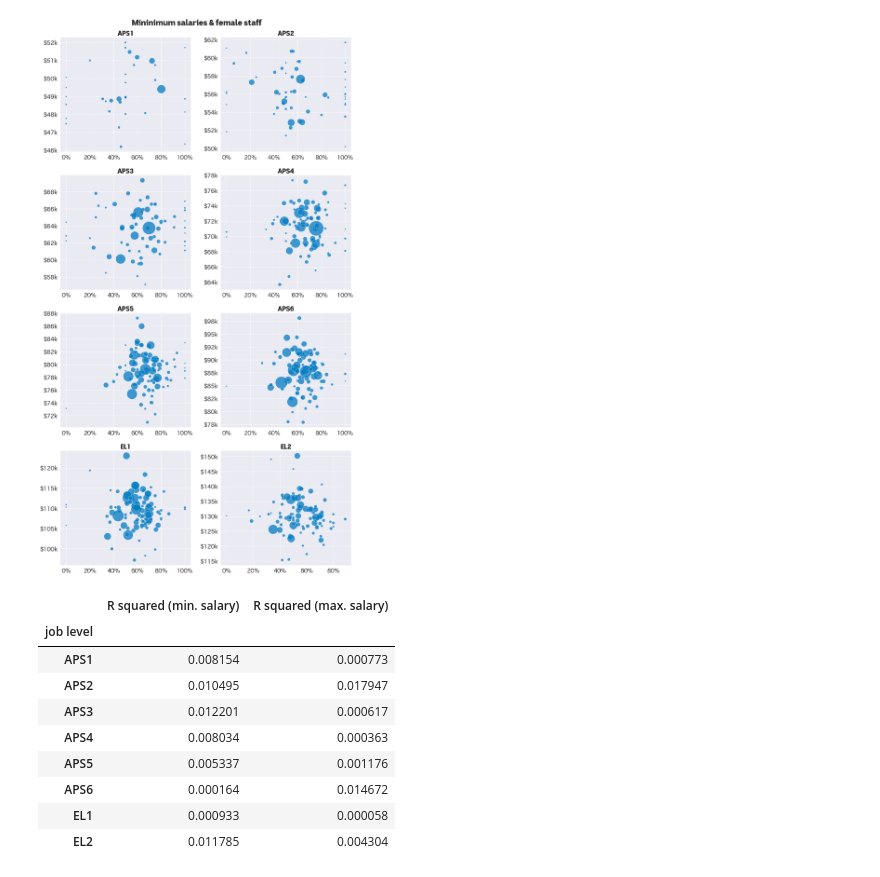
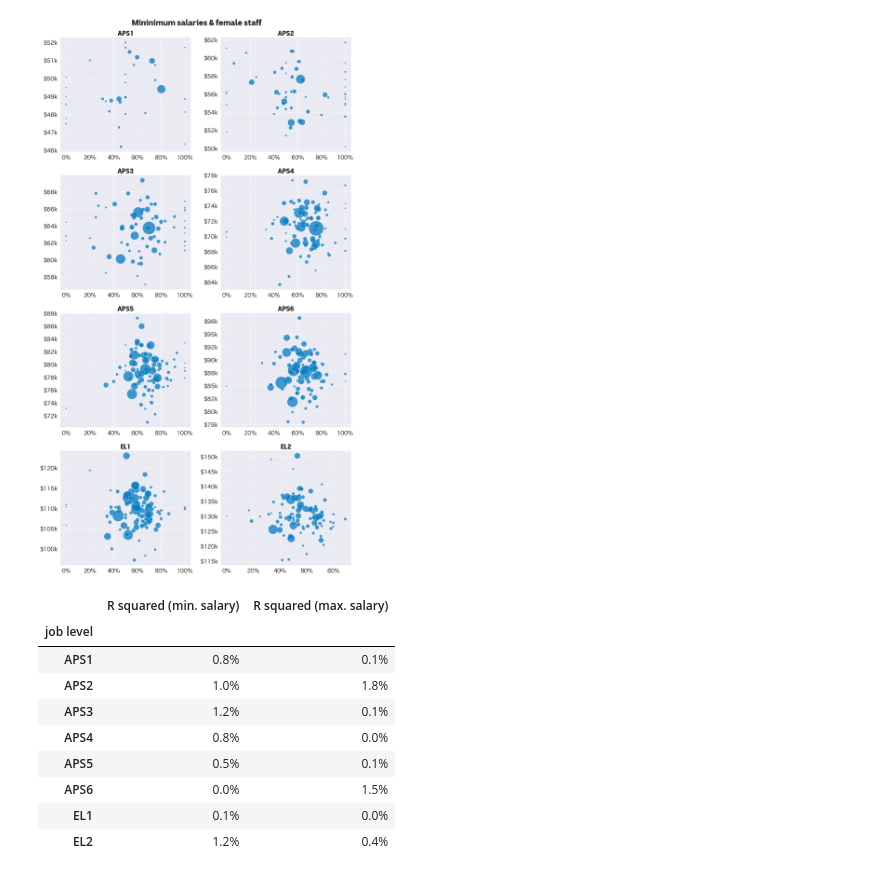
Before and after one commit to MarkusMannheim/aps-pay, a Jupyter notebook: data/analyse_data.ipynb, the cells around one changed output. Saved outputs shown, nothing was run; the diff lists cells and outputs as text; code cells hidden in the pictures.

```diff
--- a/data/analyse_data.ipynb
+++ b/data/analyse_data.ipynb
@@ -168,37 +168,37 @@ plt.savefig("./salary_levels.png")
 # %%
 # prepare linear regression: % female staff to predict salary
 regression_results = pd.DataFrame(
     columns=["R squared (min. salary)", "R squared (max. salary)"]
 )
 regression_results.index.name = "job level"
 
 # test at each job level
 for level in levels:
     model_data = data[data["job level"] == level]
 
     # test min. salary
     X = model_data[["% female"]] # independent variable
     y = model_data["min. salary"] # dependent variable
 
     reg = LinearRegression().fit(X, y)
-    regression_results.at[level, "R squared (min. salary)"] = reg.score(X, y)
+    regression_results.at[level, "R squared (min. salary)"] = f"{reg.score(X, y):.1%}"
 
     # test min. salary
     X = model_data[["% female"]] # independent variable
     y = model_data["max. salary"] # dependent variable
 
     reg = LinearRegression().fit(X, y)
-    regression_results.at[level, "R squared (max. salary)"] = reg.score(X, y)
+    regression_results.at[level, "R squared (max. salary)"] = f"{reg.score(X, y):.1%}"
 
 regression_results
 # %% [output]
 |  | R squared (min. salary) | R squared (max. salary) |
 | job level |  |  |
-| APS1 | 0.008154 | 0.000773 |
-| APS2 | 0.010495 | 0.017947 |
-| APS3 | 0.012201 | 0.000617 |
-| APS4 | 0.008034 | 0.000363 |
-| APS5 | 0.005337 | 0.001176 |
-| APS6 | 0.000164 | 0.014672 |
-| EL1 | 0.000933 | 0.000058 |
-| EL2 | 0.011785 | 0.004304 |
+| APS1 | 0.8% | 0.1% |
+| APS2 | 1.0% | 1.8% |
+| APS3 | 1.2% | 0.1% |
+| APS4 | 0.8% | 0.0% |
+| APS5 | 0.5% | 0.1% |
+| APS6 | 0.0% | 1.5% |
+| EL1 | 0.1% | 0.0% |
+| EL2 | 1.2% | 0.4% |
```
Also changed, not shown: parts of 2 cells of this notebook, 2 other files.
